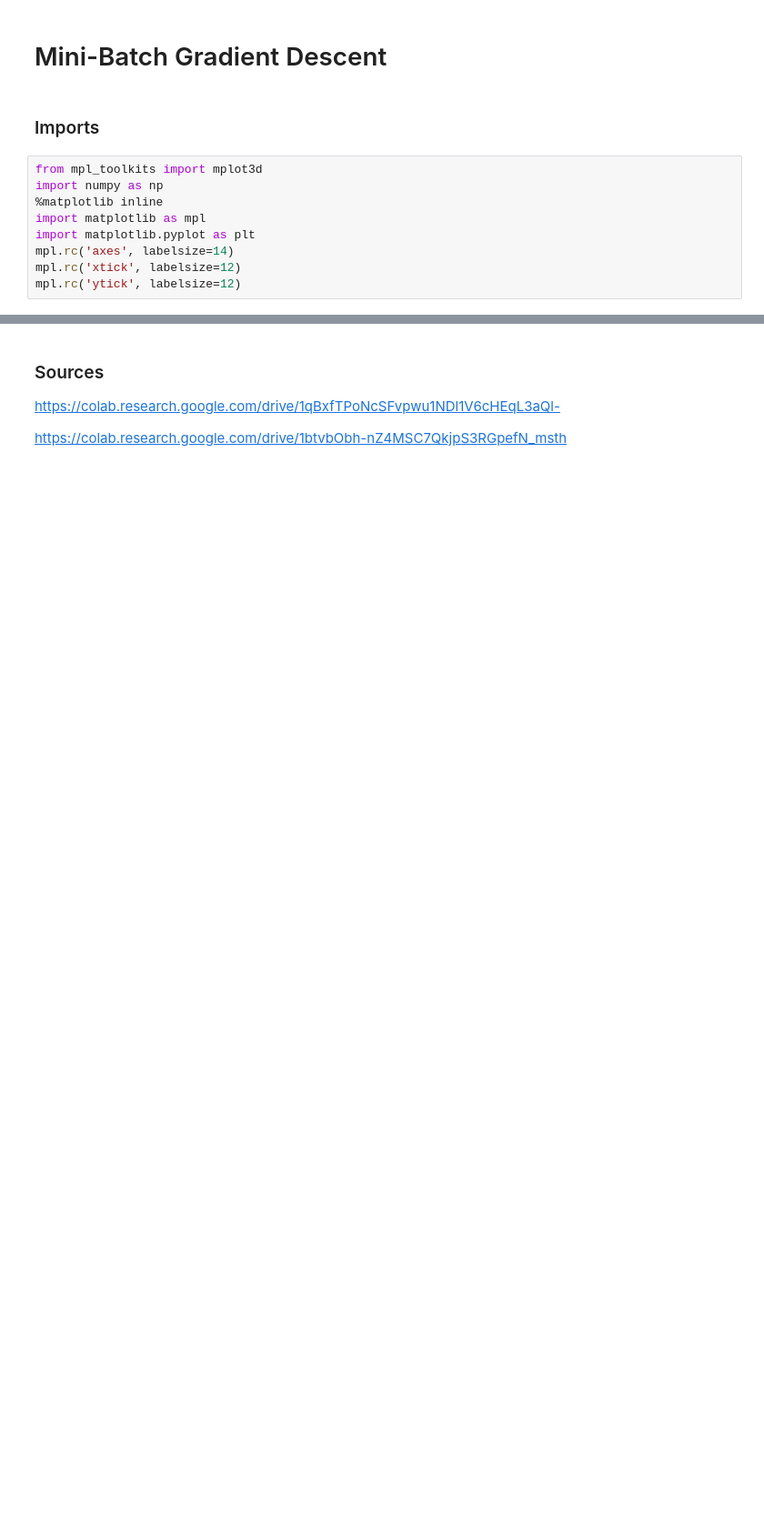
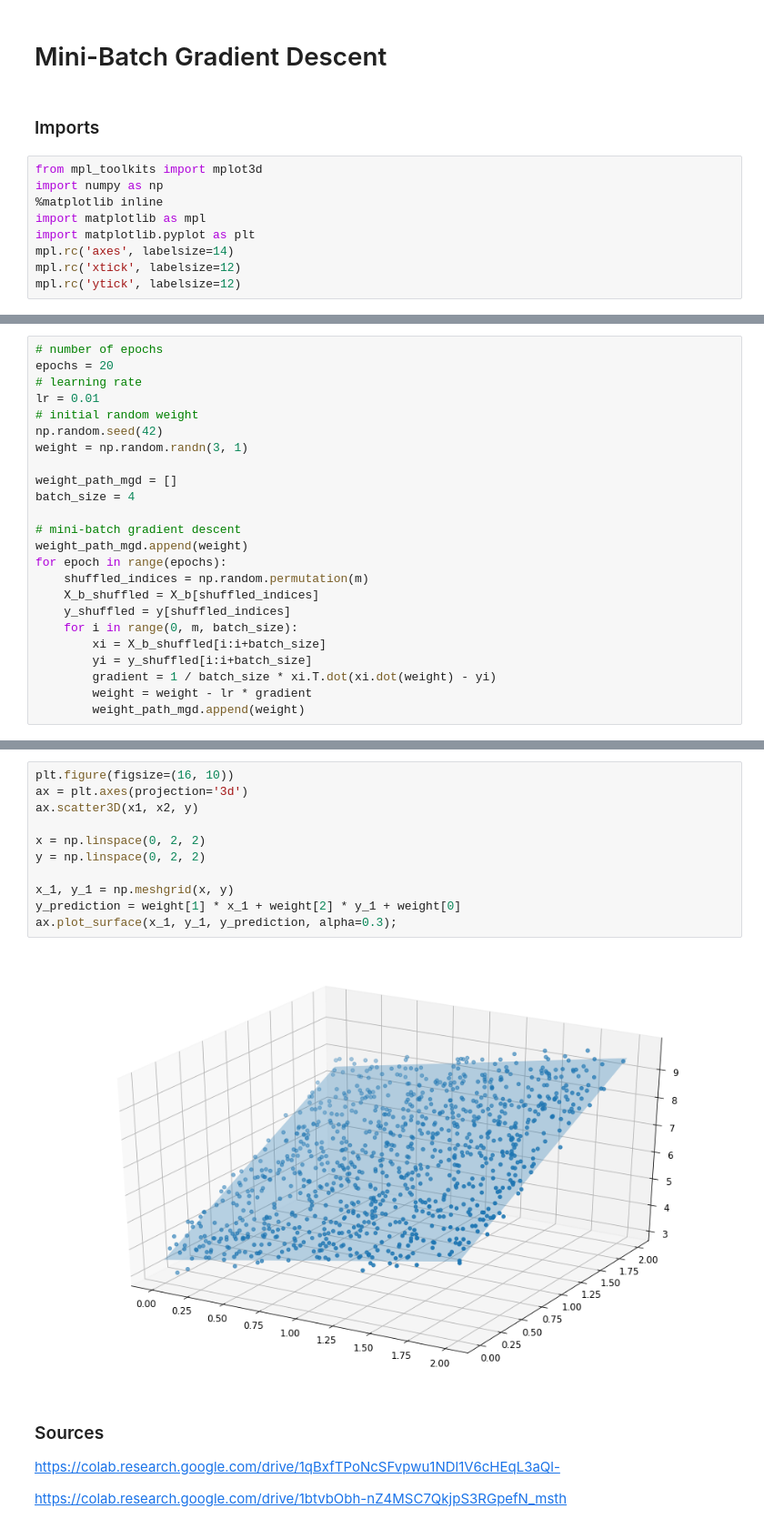
Before and after one commit to ayberkcorp/cap4630-artificial_intelligence, a Jupyter notebook: HW_2/Problem2.ipynb, the cells around one changed output, grey strips where cells are left out. Shown at 91% size. Saved outputs shown, nothing was run; the diff lists cells and outputs as text; blank space fills up the shorter version.

```diff
--- a/HW_2/Problem2.ipynb
+++ b/HW_2/Problem2.ipynb
@@ -38,0 +43,24 @@ ax.scatter3D(x1, x2, y, cmap='Greens');
+# %%
+# number of epochs
+epochs = 20
+# learning rate
+lr = 0.01
+# initial random weight
+np.random.seed(42)
+weight = np.random.randn(3, 1)
+
+weight_path_mgd = []
+batch_size = 4
+
+# mini-batch gradient descent
+weight_path_mgd.append(weight)
+for epoch in range(epochs):
+    shuffled_indices = np.random.permutation(m)
+    X_b_shuffled = X_b[shuffled_indices]
+    y_shuffled = y[shuffled_indices]
+    for i in range(0, m, batch_size):
+        xi = X_b_shuffled[i:i+batch_size]
+        yi = y_shuffled[i:i+batch_size]
+        gradient = 1 / batch_size * xi.T.dot(xi.dot(weight) - yi)
+        weight = weight - lr * gradient
+        weight_path_mgd.append(weight)
@@ -39,3 +71,16 @@ ax.scatter3D(x1, x2, y, cmap='Greens');
+# %%
+plt.figure(figsize=(16, 10))
+ax = plt.axes(projection='3d')
+ax.scatter3D(x1, x2, y)
+
+x = np.linspace(0, 2, 2)
+y = np.linspace(0, 2, 2)
+
+x_1, y_1 = np.meshgrid(x, y)
+y_prediction = weight[1] * x_1 + weight[2] * y_1 + weight[0]
+ax.plot_surface(x_1, y_1, y_prediction, alpha=0.3);
+# %% [output]
+[figure, added]
 # %% [markdown]
 ### Sources
 
```
Also changed, not shown: parts of 8 cells of this notebook.
